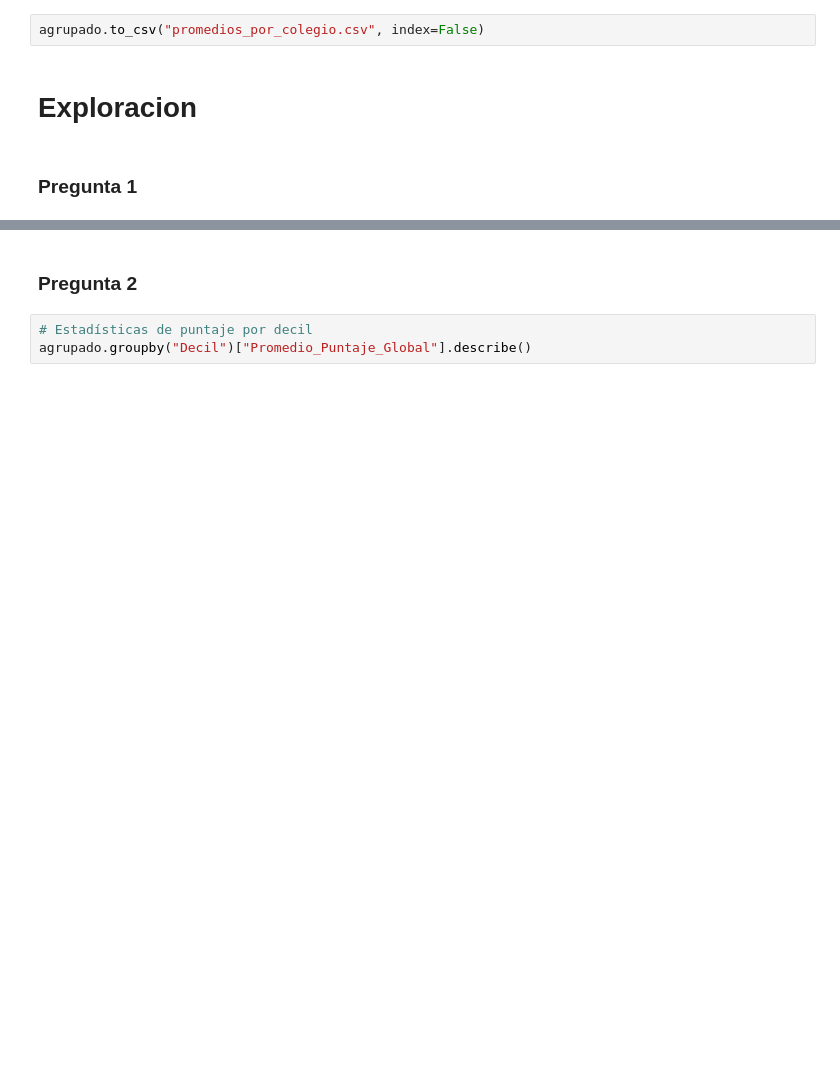
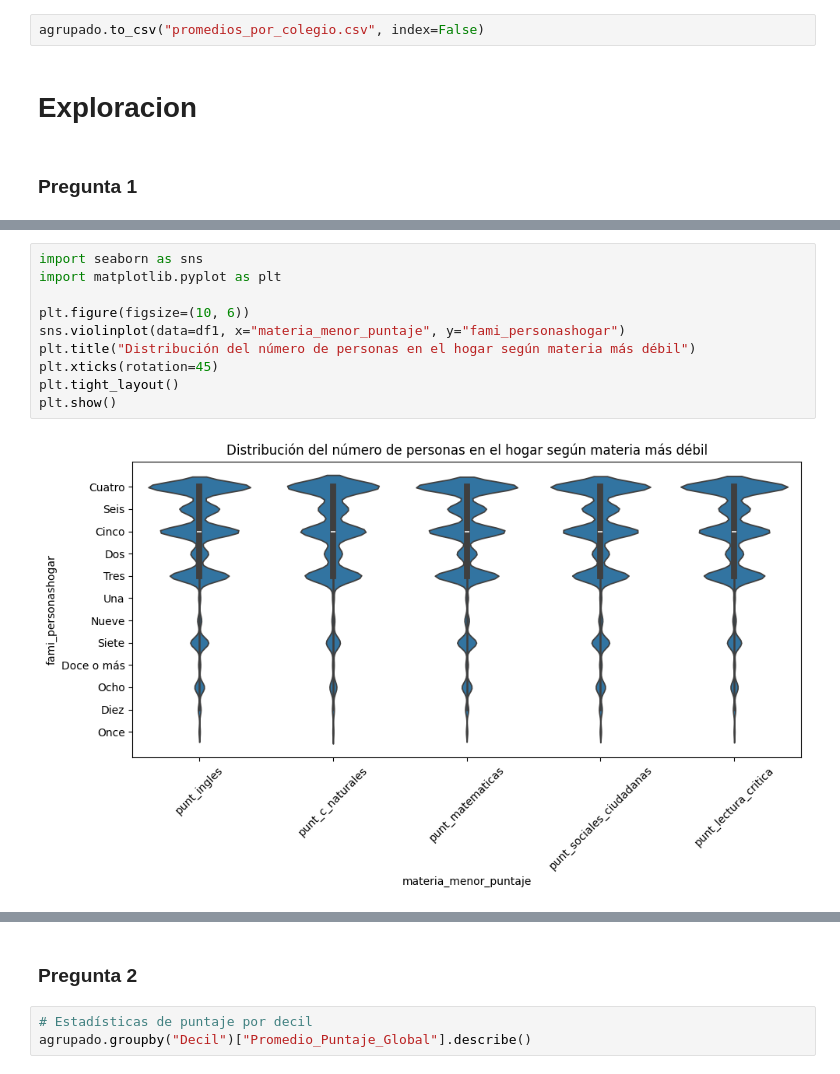
Before and after one commit to WilliamBayona/actd-proyecto2, a Jupyter notebook: limpieza_y_exploracion.ipynb, the cells around one changed output, grey strips where cells are left out. Cells and saved outputs as stored; diff of their text form; blank space fills up the shorter version.

```diff
--- a/limpieza_y_exploracion.ipynb
+++ b/limpieza_y_exploracion.ipynb
@@ -803,0 +835,12 @@ agrupado.to_csv("promedios_por_colegio.csv", index=False)
+# %%
+import seaborn as sns
+import matplotlib.pyplot as plt
+
+plt.figure(figsize=(10, 6))
+sns.violinplot(data=df1, x="materia_menor_puntaje", y="fami_personashogar")
+plt.title("Distribución del número de personas en el hogar según materia más débil")
+plt.xticks(rotation=45)
+plt.tight_layout()
+plt.show()
+# %% [output]
+[figure, added]
```
Also changed, not shown: parts of 10 cells of this notebook.
